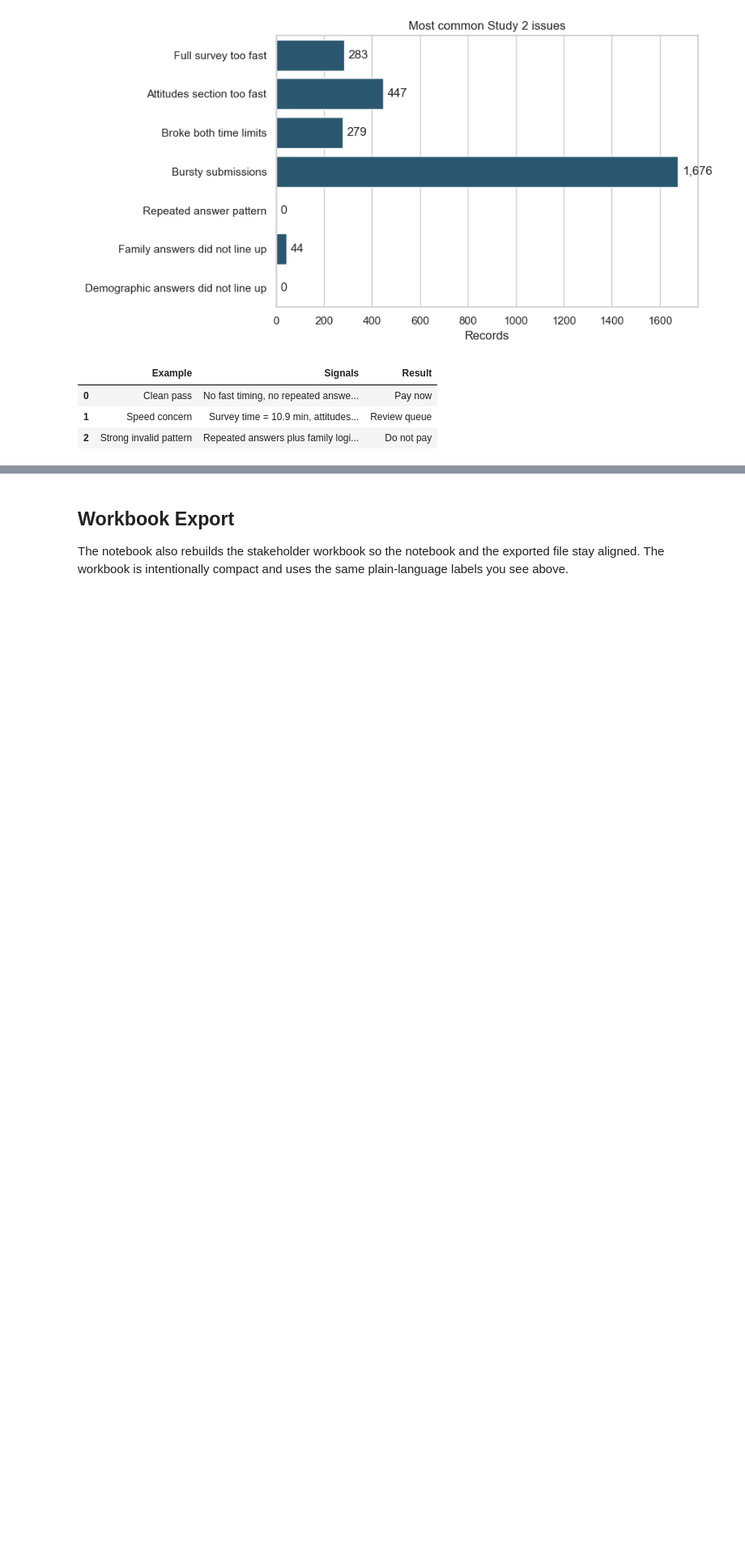
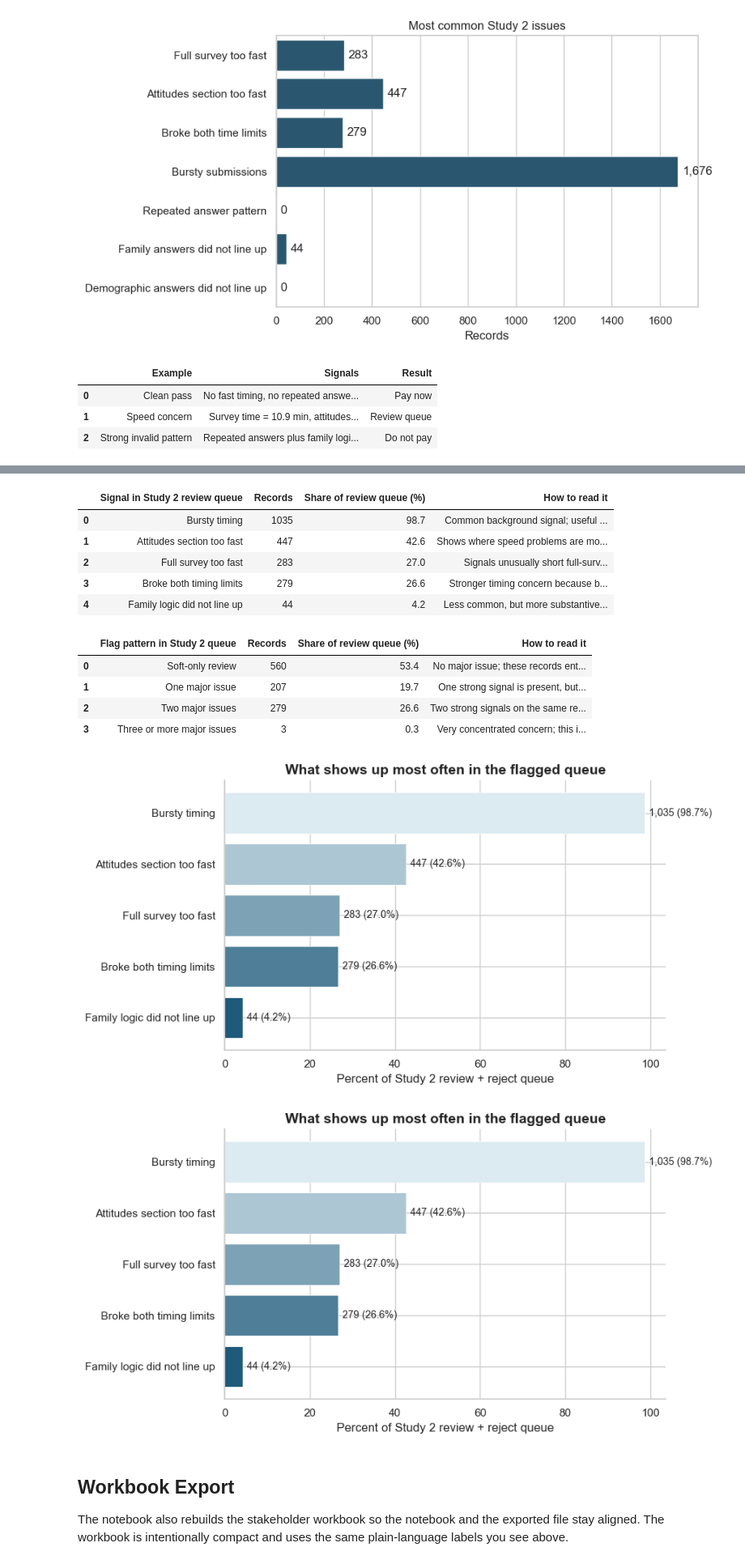
Before and after one commit to namo507/esd-redcap-metadata-watcher, a Jupyter notebook: projects/caregiver-cluster-analysis/bot_analysis_stakeholder.ipynb, the cells around one changed output, grey strips where cells are left out. Shown at 81% size. Cells and saved outputs as stored; diff of their text form; code cells hidden in the pictures; blank space fills up the shorter version.

```diff
--- a/projects/caregiver-cluster-analysis/bot_analysis_stakeholder.ipynb
+++ b/projects/caregiver-cluster-analysis/bot_analysis_stakeholder.ipynb
@@ -147,3 +178,23 @@ display(logic_examples)
+# %%
+display(review_signal_summary)
+display(flag_strength_summary)
+
+review_signal_fig = ba.plot_workbook_review_signal_summary(stakeholder_records)
+review_signal_fig
+# %% [output]
+|  | Signal in Study 2 review queue | Records | Share of review queue (%) | How to read it |
+| 0 | Bursty timing | 1035 | 98.7 | Common background signal; useful ... |
+| 1 | Attitudes section too fast | 447 | 42.6 | Shows where speed problems are mo... |
+| 2 | Full survey too fast | 283 | 27.0 | Signals unusually short full-surv... |
+| 3 | Broke both timing limits | 279 | 26.6 | Stronger timing concern because b... |
+| 4 | Family logic did not line up | 44 | 4.2 | Less common, but more substantive... |
+|  | Flag pattern in Study 2 queue | Records | Share of review queue (%) | How to read it |
+| 0 | Soft-only review | 560 | 53.4 | No major issue; these records ent... |
+| 1 | One major issue | 207 | 19.7 | One strong signal is present, but... |
+| 2 | Two major issues | 279 | 26.6 | Two strong signals on the same re... |
+| 3 | Three or more major issues | 3 | 0.3 | Very concentrated concern; this i... |
+[figure, added]
+[figure, added]
 # %% [markdown]
 ## Workbook Export
 
```
Also changed, not shown: parts of 6 cells of this notebook, 2 other files.
